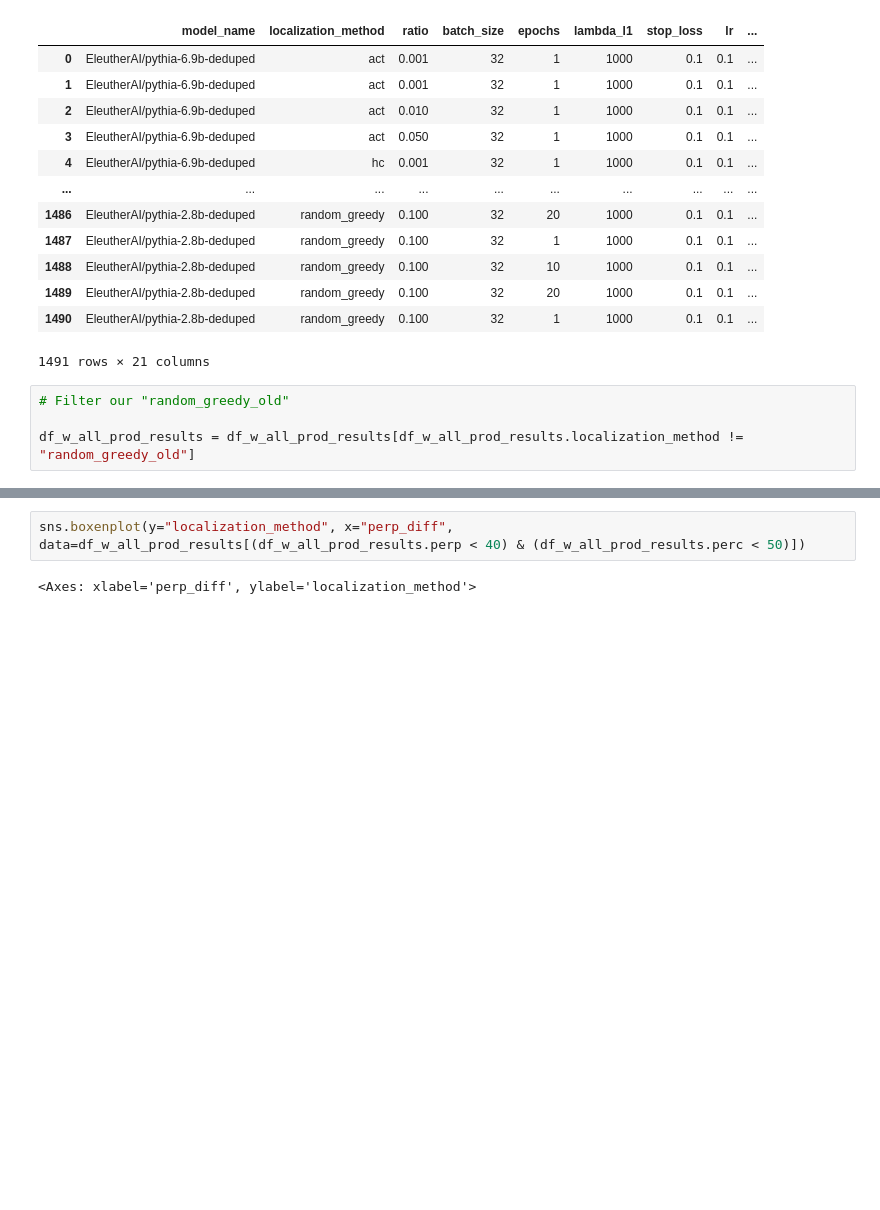
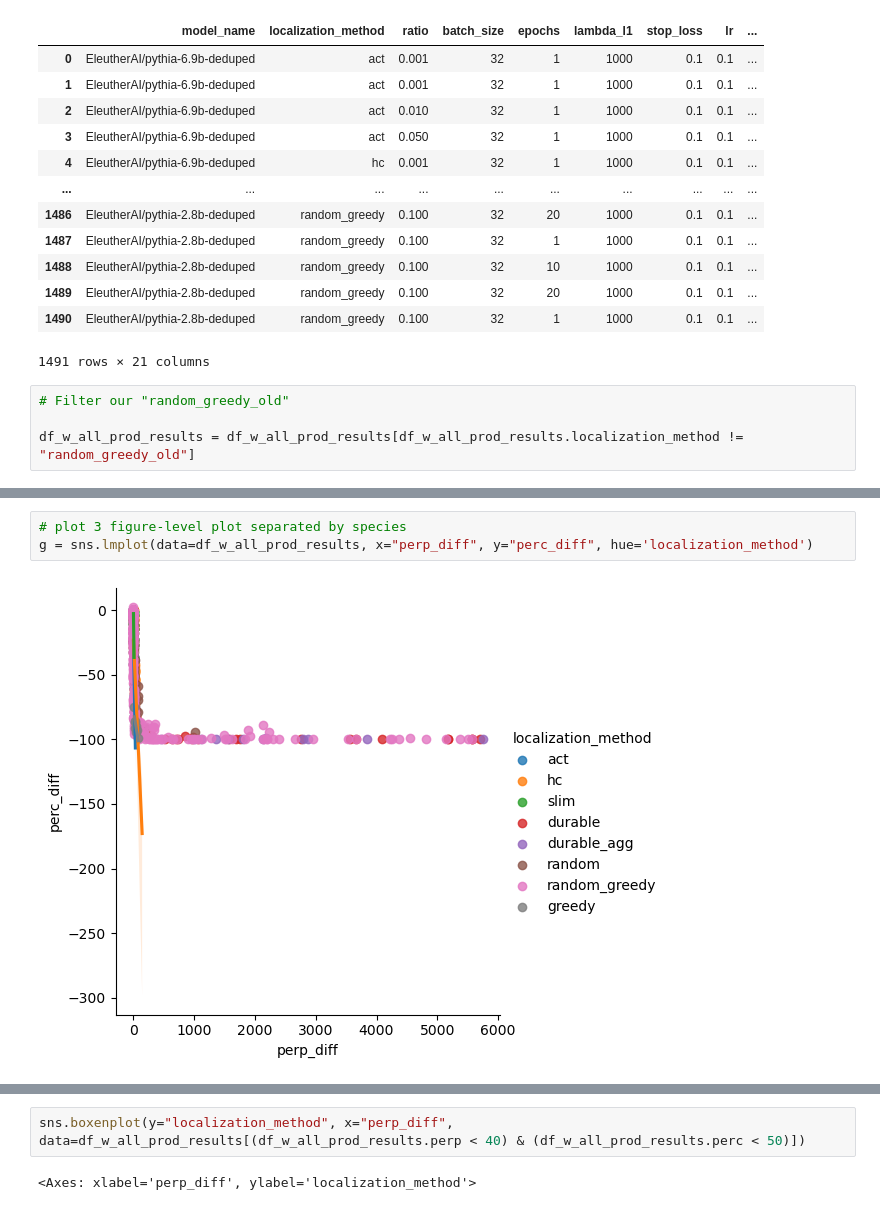
Before and after one commit to msakarvadia/memorization, a Jupyter notebook: figs/pythia_unlearning_results.ipynb, the cells around one changed output, grey strips where cells are left out. Cells and saved outputs as stored; diff of their text form; blank space fills up the shorter version.

```diff
--- a/figs/pythia_unlearning_results.ipynb
+++ b/figs/pythia_unlearning_results.ipynb
@@ -892,0 +1023,5 @@ df_w_all_prod_results = df_w_all_prod_results[df_w_all_prod_results.localization
+# %%
+# plot 3 figure-level plot separated by species
+g = sns.lmplot(data=df_w_all_prod_results, x="perp_diff", y="perc_diff", hue='localization_method')
+# %% [output]
+[figure, added]
```
Also changed, not shown: parts of 20 cells of this notebook, 6 other files.
